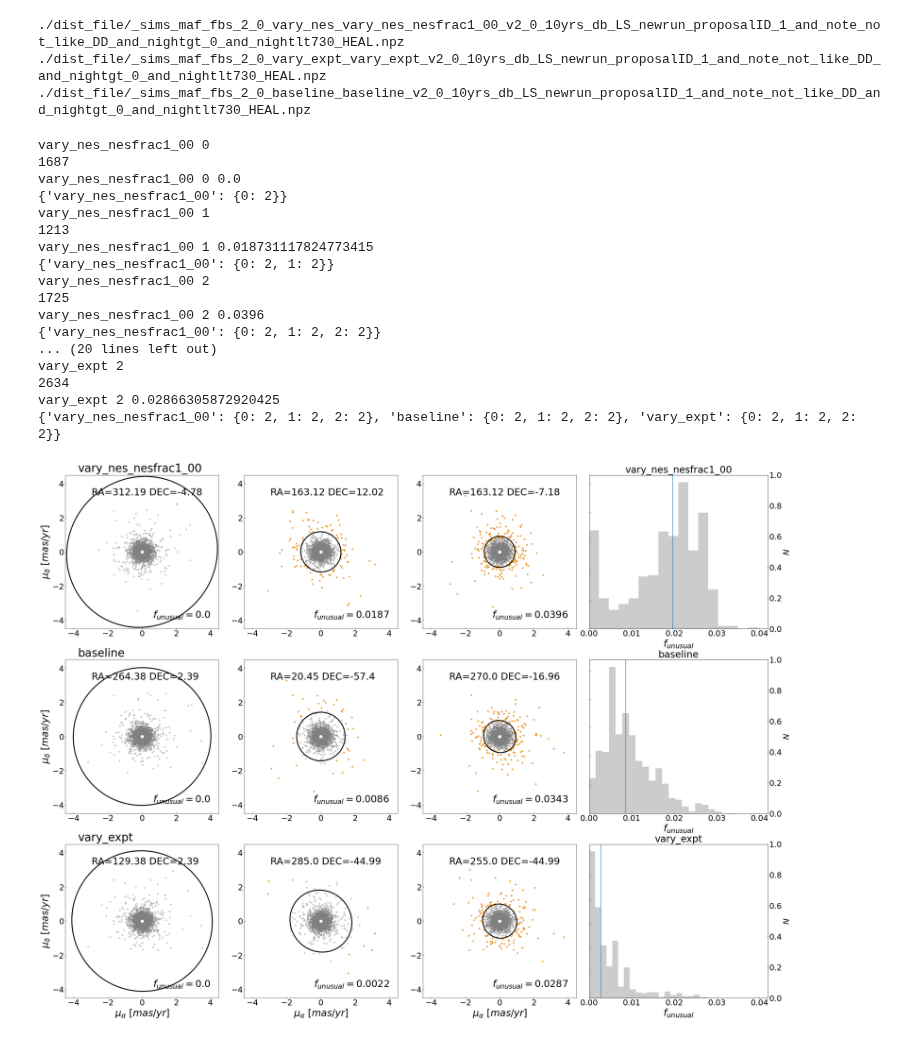
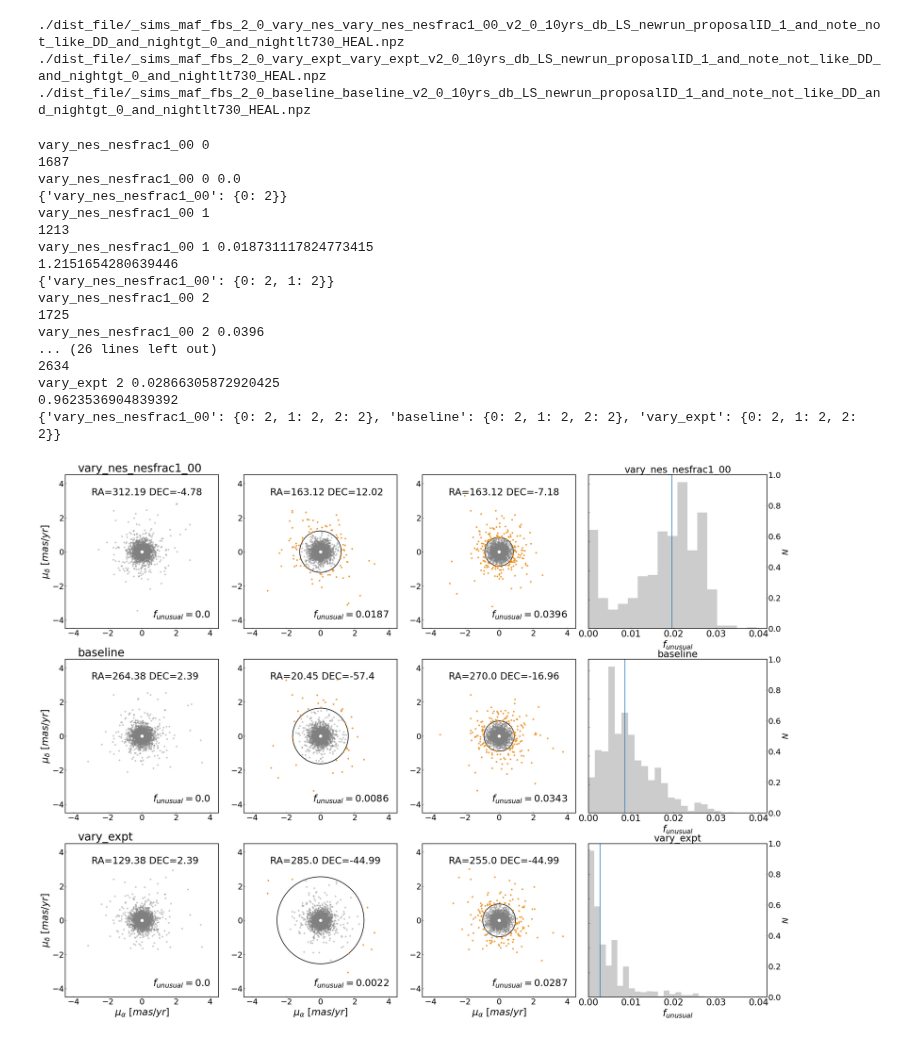
Before and after one commit to fedhere/LSSTunknowns, a Jupyter notebook: pmAnom/plot/contour_plot_LS_FED.ipynb, the cells around one changed output. Cells and saved outputs as stored; diff of their text form; code cells hidden in the pictures.

Commit message:
updating FoM_LS figure

```diff
--- a/pmAnom/plot/contour_plot_LS_FED.ipynb
+++ b/pmAnom/plot/contour_plot_LS_FED.ipynb
@@ -110,8 +110,25 @@ def pix2radec(nside, ipix, degree=True):
         ra = np.rad2deg(ra)
         dec = np.rad2deg(dec)
     return ra, dec
+# %%
+from matplotlib.patches import Circle
+import matplotlib.transforms as transforms
+
+def limits(x1,y1,x2,y2,ax,facecolor='none', **kwargs):
+    xc,yc= np.mean(x2),np.mean(y2)
+    if len(x1)>0:
+        dist=np.linalg.norm(np.column_stack([x1,y1])-np.array([xc,yc]),axis=1)
+        r = dist[np.argmin(dist)]
+        print(r)
+        circle = Circle((xc,yc), radius = r,
+                      facecolor='None',edgecolor='black', **kwargs, linewidth=2)
+    else:
+        dist=np.linalg.norm(np.column_stack([x2,y2])-np.array([xc,yc]), axis=1)
+        r = dist[np.argmax(dist)]
+        circle = Circle((xc,yc), radius = 3*r, facecolor='None',edgecolor='black',linewidth=3)
+    return ax.add_patch(circle)
 # %%
-plt.rcParams['font.size'] = 25
+plt.rcParams['font.size'] = 28
 fig, axs= plt.subplots(3,4,figsize=(40,30))
 #fig, axs = plt.subplots(ncols=14, nrows=2, figsize=(5.5, 3.5),
 #                        constrained_layout=True)
@@ -161,12 +178,16 @@ for j, (x,t) in enumerate(zip(['vary_nes',
         sigma = m['sigma'] #FBB dunno what this is
         #print(np.size(pm))
         #n_in = np.size(pm.pm_alpha)
-        contour = confidence_ellipse(pm.pm_alpha, pm.pm_delta,
-                                     #FBB what is this extra??
-                                     n_std=3.0, extra=sigma, ax=axs[j,i],
-                                     #label=r'$3\sigma$',
-                                     edgecolor='black', linestyle='-',
-                                     linewidth=3, zorder=100)
+        #contour = confidence_ellipse(pm.pm_alpha, pm.pm_delta,
+        #                             #FBB what is this extra??
+        #                             n_std=3.0, extra=sigma, ax=axs[j,i],
+        #                             #label=r'$3\sigma$',
+        #                             edgecolor='black', linestyle='-',
+        #                             linewidth=3, zorder=100)
+        contour =  limits(pm_un_det.pm_alpha,pm_un_det.pm_delta,pm.pm_alpha,
+                          pm.pm_delta,ax=axs[j,i]) #confidence_ellipse(pm.pm_alpha, pm.pm_delta,n_std=3.0, extra=sigma**2,ax=axs[j,i],label=r'$3\sigma$',
+                             #        edgecolor='black', linestyle='-', linewidth=3, zorder=100)
+
         # go to data coordinates to plot points
         points = axs[j,i].transData.transform(np.array([pm_un.pm_alpha,
                                                         pm_un.pm_delta]).T)
@@ -207,6 +228,9 @@ for j, (x,t) in enumerate(zip(['vary_nes',
         axs[j,i].annotate(r'$f_{unusual}= $'+r'${}$'.format(np.round(det,4)),
                   (4,-4),fontsize=30,fontweight=3, ha='right', va="bottom")
         print(npointsout)
+        for axis in ['top','bottom','left','right']:
+            axs[j,i].spines[axis].set_linewidth(2)
+
     distfile = d.replace("data_file", "dist_file").replace("USER.npz", "HEAL.npz")
     #axs[j,3].hist(dist[distfile])
     sns.distplot(dist[distfile], ax=axs[j,3],
@@ -221,35 +245,37 @@ for j, (x,t) in enumerate(zip(['vary_nes',
 
 
     axs[j,3].set_xlim([0,0.042])
     axs[j,3].set_yticklabels( '', fontsize=25)
     ax2.tick_params('both', labelsize=25)
 
 
     _ = np.median(dist[distfile][np.isfinite(dist[distfile])])
-    axs[j,3].axvline(_)
+    axs[j,3].axvline(_, linewidth=2)
     axs[j,3].text(-0.12, axs[j,3].get_ylim()[1] * 1.02,
                   '{}'.format(t), fontsize=35, ha='left')
+    for axis in ['top','bottom','left','right']:
+            axs[j,3].spines[axis].set_linewidth(2)
     #axs[j,3].set_ylim([0,150])
     #axs[j,3].set_aspect(aspect='equal',adjustable='box')
 plt.subplots_adjust(wspace = 0, left=None, right=None)
 
 plt.savefig('contour_plot.png')
 # %% [output]
 vary_nes_nesfrac1_00 0
 1687
 vary_nes_nesfrac1_00 0 0.0
 {'vary_nes_nesfrac1_00': {0: 2}}
 vary_nes_nesfrac1_00 1
 1213
 vary_nes_nesfrac1_00 1 0.018731117824773415
+1.2151654280639446
 {'vary_nes_nesfrac1_00': {0: 2, 1: 2}}
 vary_nes_nesfrac1_00 2
 1725
 vary_nes_nesfrac1_00 2 0.0396
-{'vary_nes_nesfrac1_00': {0: 2, 1: 2, 2: 2}}
-... (20 lines left out)
-vary_expt 2
+... (26 lines left out)
 2634
 vary_expt 2 0.02866305872920425
+0.9623536904839392
 {'vary_nes_nesfrac1_00': {0: 2, 1: 2, 2: 2}, 'baseline': {0: 2, 1: 2, 2: 2}, 'vary_expt': {0: 2, 1: 2, 2: 2}}
-[figure, old version]
+[figure, new version]
```
Also changed, not shown: parts of 1 cell of this notebook.
